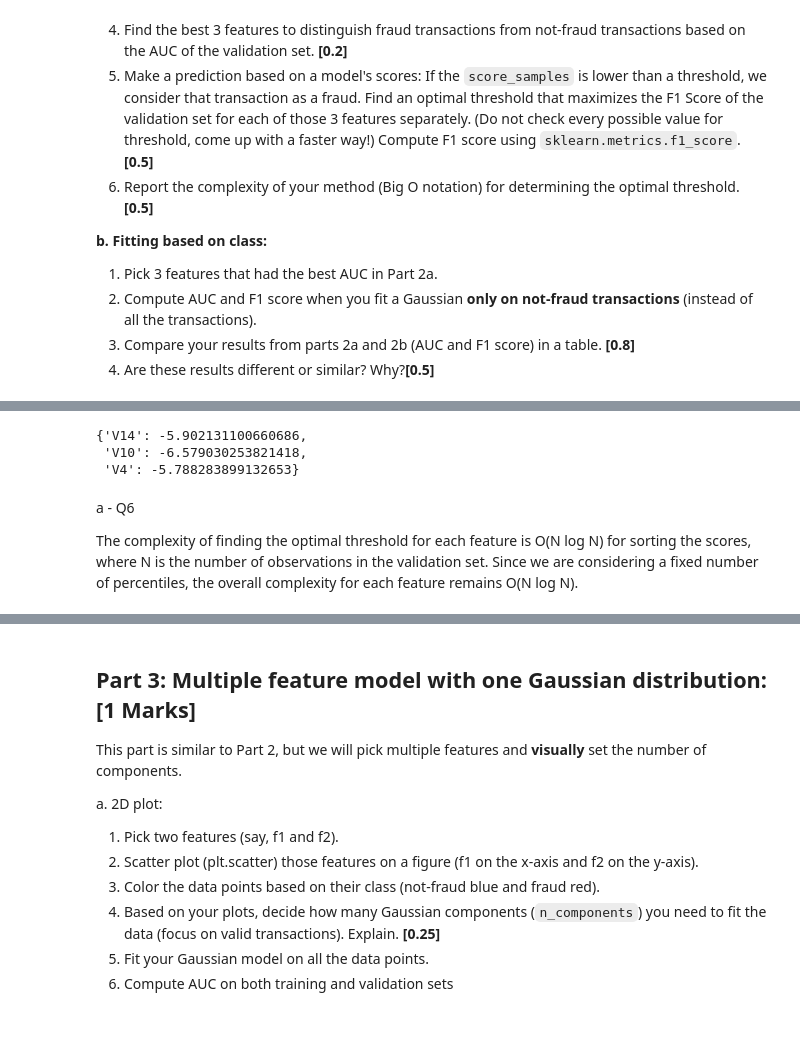
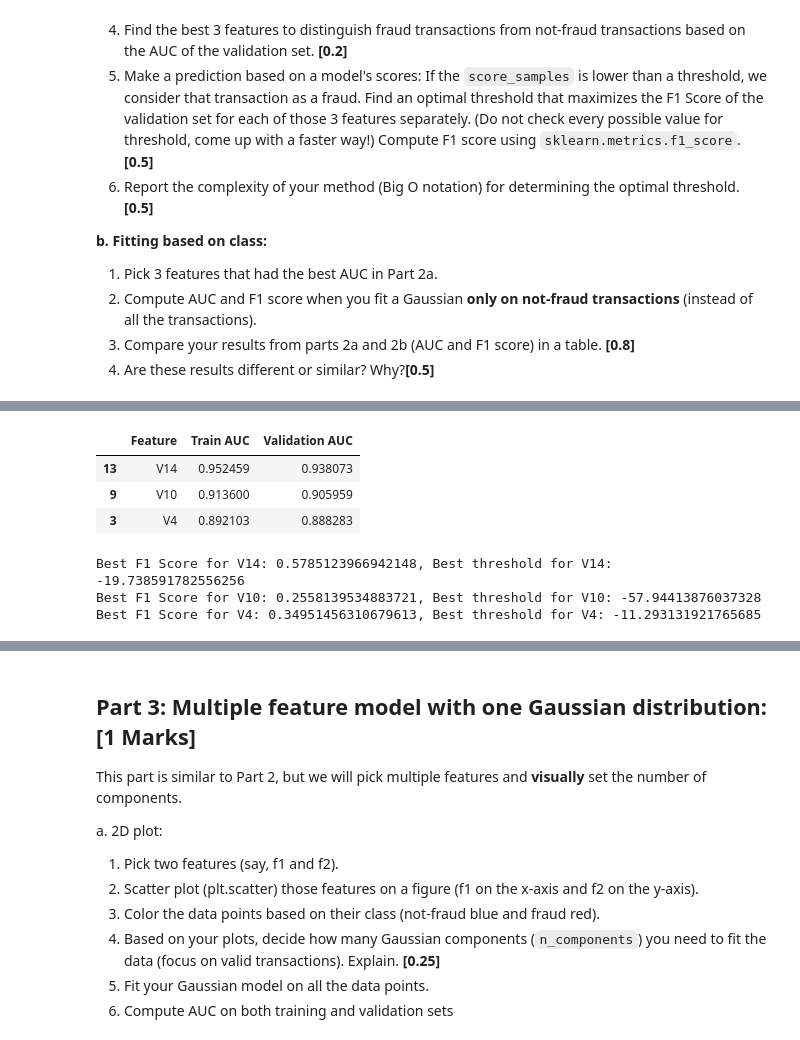
Before and after one commit to MulinSzeto/APS1070-Foundations-of-Data-Analytics-and-Machine-Learning, a Jupyter notebook: Project2_FraudDetect.ipynb, the cells around one changed output, grey strips where cells are left out. Cells and saved outputs as stored; diff of their text form; code cells hidden in the pictures.

```diff
--- a/Project2_FraudDetect.ipynb
+++ b/Project2_FraudDetect.ipynb
@@ -158,18 +173,23 @@ top_3_features = ['V14', 'V10', 'V4']
+# %%
+# Q4
+results_df.sort_values(by="Validation AUC", ascending=False).head(3)
+# %% [output]
+|  | Feature | Train AUC | Validation AUC |
+| 13 | V14 | 0.952459 | 0.938073 |
+| 9 | V10 | 0.913600 | 0.905959 |
+| 3 | V4 | 0.892103 | 0.888283 |
 # %%
-# Fitting regardless of class
 # Q5
 from sklearn.metrics import f1_score
 
+top_3_features = ['V14', 'V10', 'V4']
 best_thresholds = {}
 
 for feature in top_3_features:
     gmm.fit(X_train[[feature]])
     val_scores = gmm.score_samples(X_val[[feature]])
 
-    sorted_scores = np.sort(val_scores)
-
-    percentiles = [1, 10, 20, 30, 40, 50, 60, 70, 80, 90, 95, 99]
-    thresholds = np.percentile(sorted_scores, percentiles)
+    thresholds = np.linspace(min(val_scores), max(val_scores), 100)
 
     best_f1 = 0
     best_thresh = None
@@ -183,12 +203,8 @@ for feature in top_3_features:
             best_thresh = thresh
 
     best_thresholds[feature] = best_thresh
-best_thresholds
+    print(f"Best F1 Score for {feature}: {best_f1}, Best threshold for {feature}: {best_thresh}")
 # %% [output]
-{'V14': -5.902131100660686,
- 'V10': -6.579030253821418,
- 'V4': -5.788283899132653}
+Best F1 Score for V14: 0.5785123966942148, Best threshold for V14: -19.738591782556256
+Best F1 Score for V10: 0.2558139534883721, Best threshold for V10: -57.94413876037328
+Best F1 Score for V4: 0.34951456310679613, Best threshold for V4: -11.293131921765685
-# %% [markdown]
-a - Q6
-
-The complexity of finding the optimal threshold for each feature is O(N log N) for sorting the scores, where N is the number of observations in the validation set. Since we are considering a fixed number of percentiles, the overall complexity for each feature remains O(N log N).
```
Also changed, not shown: parts of 14 cells of this notebook.
